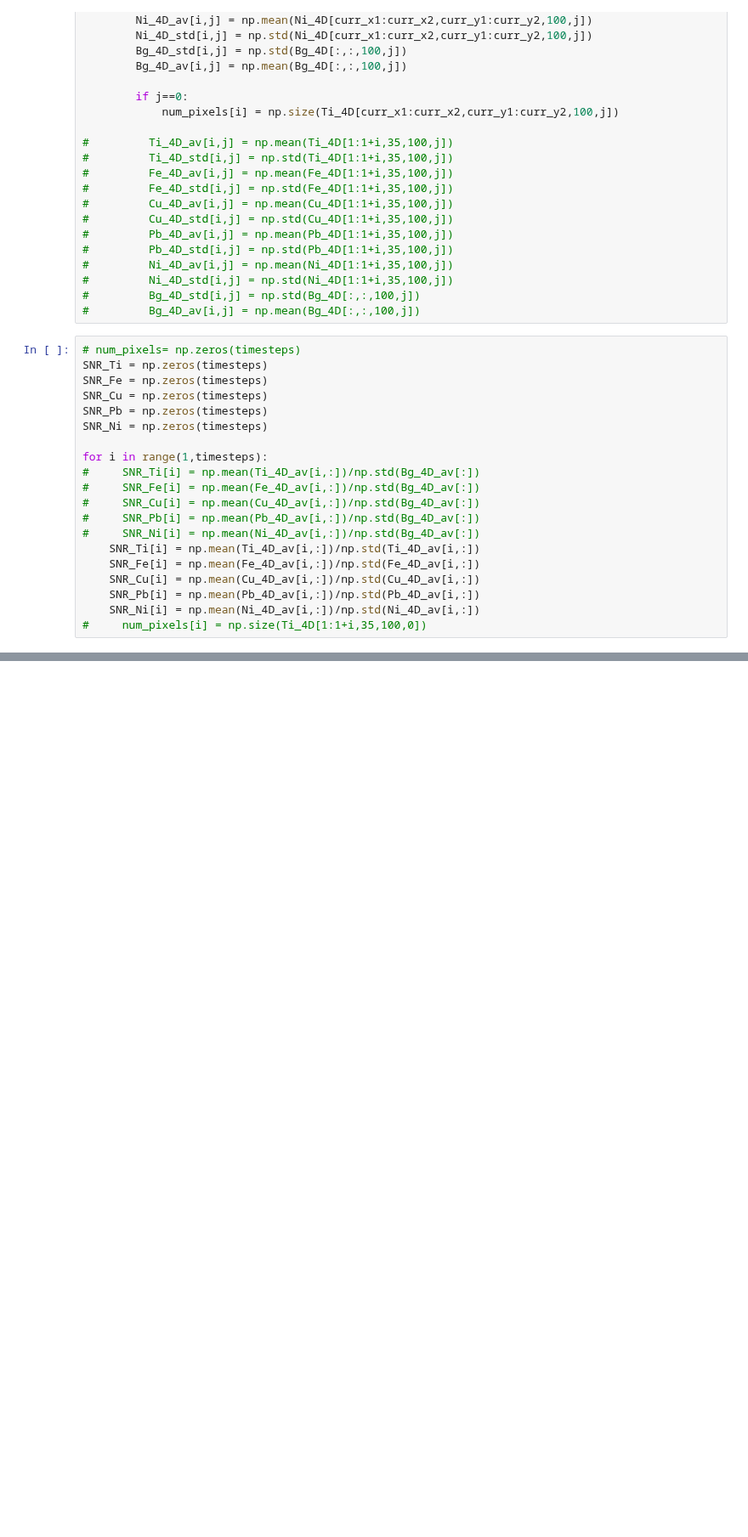
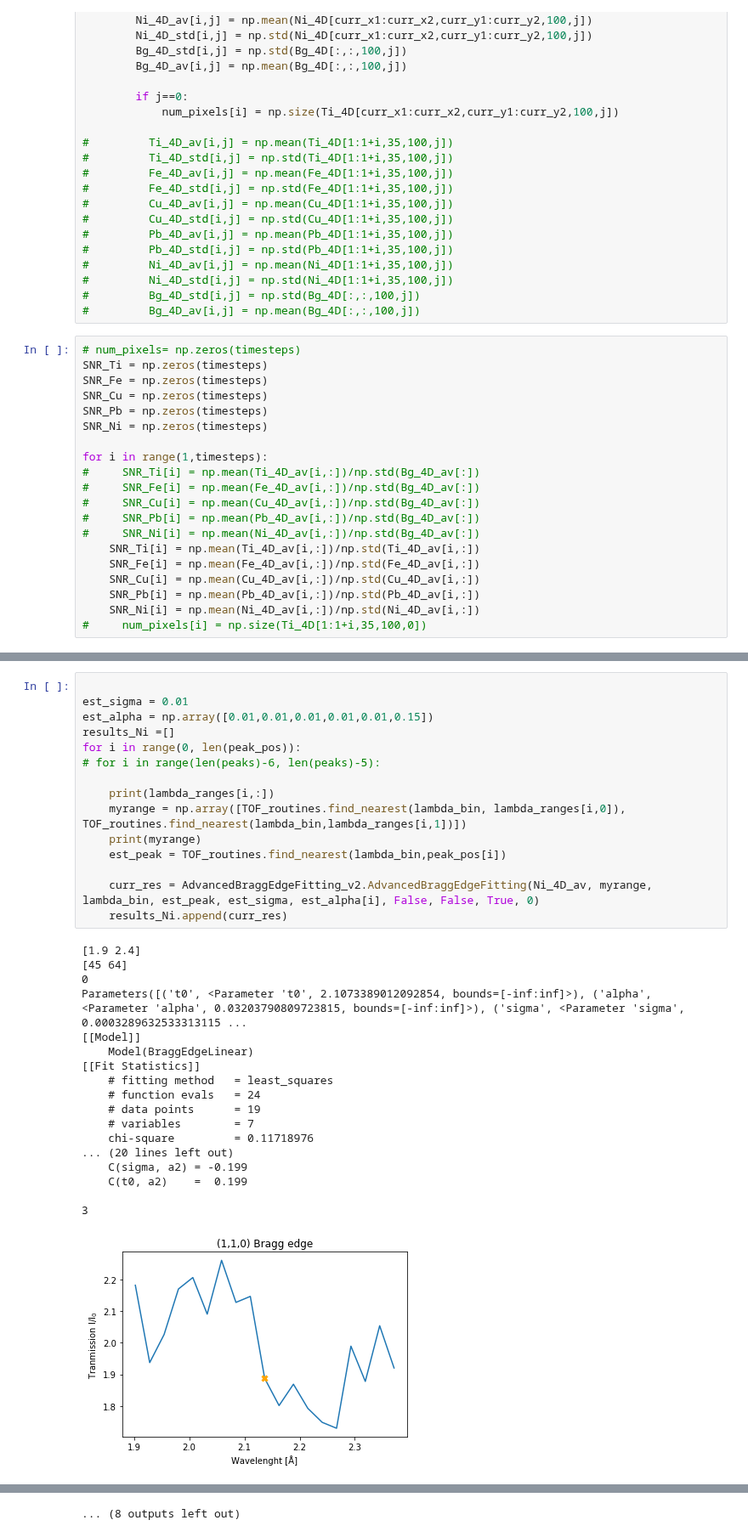
Before and after one commit to neutronimaging/scripts, a Jupyter notebook: python/ToF_notebooks/RunMuhRec.ipynb, the cells around one changed output, grey strips where cells are left out. Shown at 85% size. Drawn from its saved outputs; the diff is of its cells as text; blank space fills up the shorter version.

Commit message:
single bragg edge fitting on attenuation datasets

```diff
--- a/python/ToF_notebooks/RunMuhRec.ipynb
+++ b/python/ToF_notebooks/RunMuhRec.ipynb
@@ -1789,0 +1675,34 @@ Text(0.5, 1.0, 'Ni')
+# %%
+
+est_sigma = 0.01
+est_alpha = np.array([0.01,0.01,0.01,0.01,0.01,0.15])
+results_Ni =[]
+for i in range(0, len(peak_pos)):
+# for i in range(len(peaks)-6, len(peaks)-5):
+
+    print(lambda_ranges[i,:])
+    myrange = np.array([TOF_routines.find_nearest(lambda_bin, lambda_ranges[i,0]), TOF_routines.find_nearest(lambda_bin,lambda_ranges[i,1])])
+    print(myrange)
+    est_peak = TOF_routines.find_nearest(lambda_bin,peak_pos[i])
+
+    curr_res = AdvancedBraggEdgeFitting_v2.AdvancedBraggEdgeFitting(Ni_4D_av, myrange, lambda_bin, est_peak, est_sigma, est_alpha[i], False, False, True, 0)
+    results_Ni.append(curr_res)
+# %% [output]
+[1.9 2.4]
+[45 64]
+0
+Parameters([('t0', <Parameter 't0', 2.1073389012092854, bounds=[-inf:inf]>), ('alpha', <Parameter 'alpha', 0.03203790809723815, bounds=[-inf:inf]>), ('sigma', <Parameter 'sigma', 0.0003289632533313115 ...
+[[Model]]
+    Model(BraggEdgeLinear)
+[[Fit Statistics]]
+    # fitting method   = least_squares
+    # function evals   = 24
+    # data points      = 19
+    # variables        = 7
+    chi-square         = 0.11718976
+... (20 lines left out)
+    C(sigma, a2) = -0.199
+    C(t0, a2)    =  0.199
+
+3
+[figure, added]
@@ -1789,0 +1751 @@ Text(0.5, 1.0, 'Ni')
+... (8 outputs left out)
```
Also changed, not shown: parts of 45 cells of this notebook, 1 other file.
